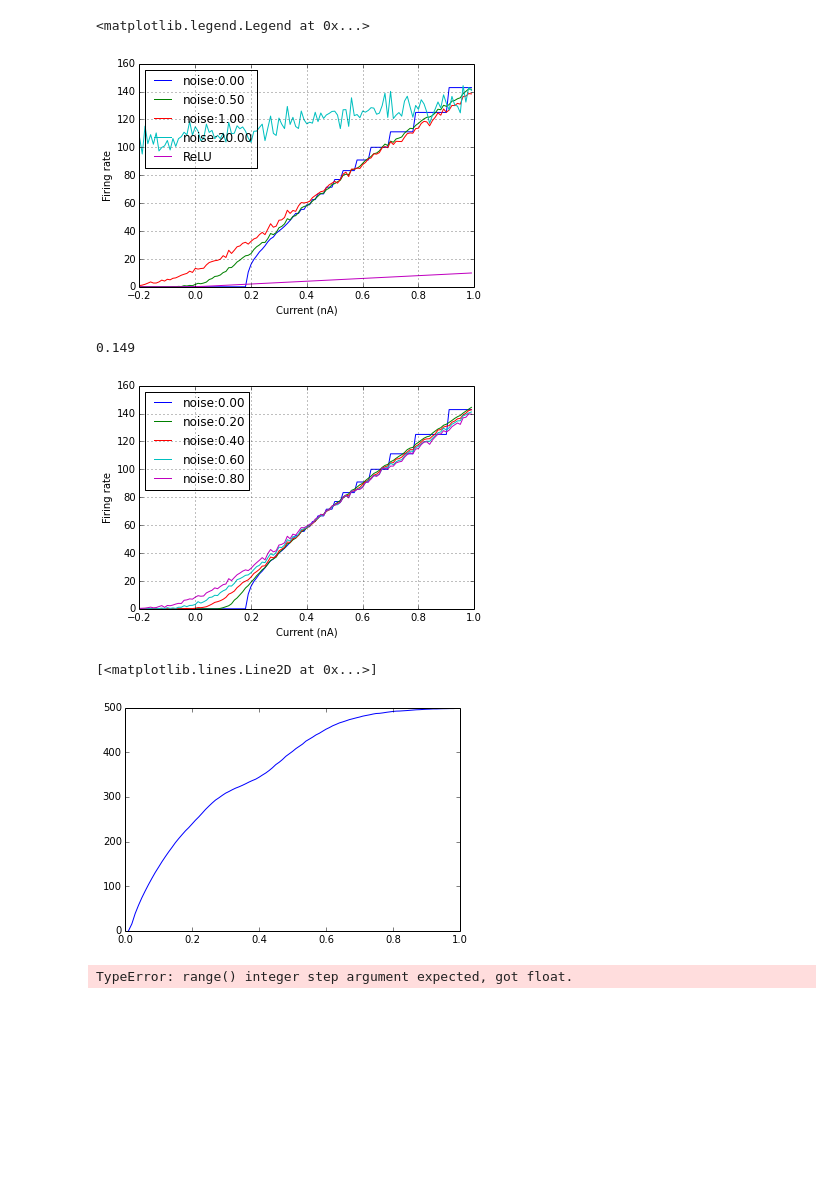
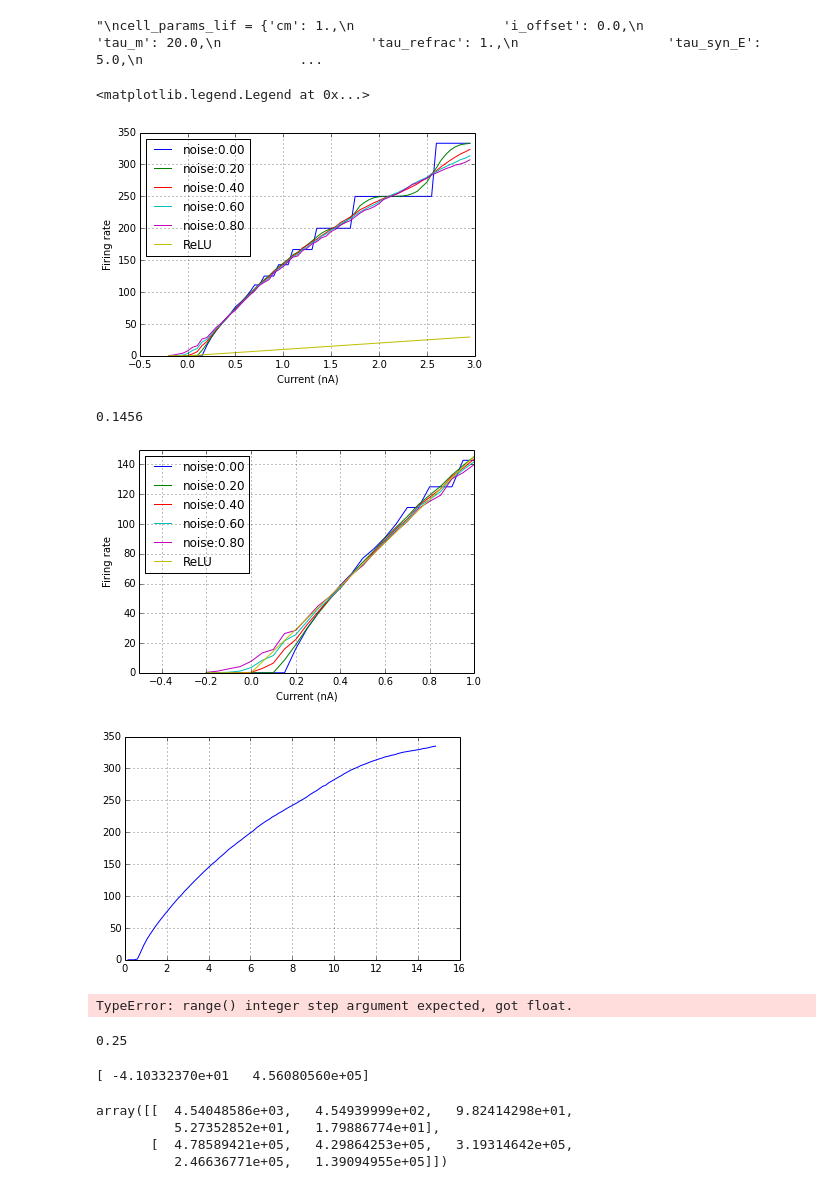
Before and after one commit to liuYing77/sdbn-1, a Jupyter notebook: code/ipython_test/ReLU/noise_test.ipynb, the cells around one changed output. Saved outputs shown, nothing was run; the diff lists cells and outputs as text; code cells hidden in the pictures; blank space fills up the shorter version.

```diff
--- a/code/ipython_test/ReLU/noise_test.ipynb
+++ b/code/ipython_test/ReLU/noise_test.ipynb
@@ -20,6 +20,20 @@ cell_params_lif = {'cm': 0.25,
                    'v_rest': -65.0,
                    'v_thresh': -50.0
                    }
+'''
+cell_params_lif = {'cm': 1.,
+                   'i_offset': 0.0,
+                   'tau_m': 20.0,
+                   'tau_refrac': 1.,
+                   'tau_syn_E': 5.0,
+                   'tau_syn_I': 5.0,
+                   'v_reset': -55.0,
+                   'v_rest': -53.0,
+                   'v_thresh': -50.0
+                   }
+'''
+# %% [output]
+"\ncell_params_lif = {'cm': 1.,\n                   'i_offset': 0.0,\n                   'tau_m': 20.0,\n                   'tau_refrac': 1.,\n                   'tau_syn_E': 5.0,\n                    ...
 # %%
 def noiseI(x, stdnoise, cell_params_lif):
     p.setup(timestep=1.0, min_delay=1.0, max_delay=16.0)
@@ -58,11 +72,11 @@ def softplus(x, xscale=10.):
     #y = y - a * np.log(2)
     return y
 # %%
-step = .01
-x = np.arange(-0.2, 1., step)
+step = .05
+x = np.arange(-0.2, 3., step)
 rate_list=[]
 curr = np.array([0., 0.5, 1, 20])
-for stdnoise in curr: #np.arange(0.,1.,0.2):
+for stdnoise in np.arange(0.,1.,0.2):
     rate = noiseI(x, stdnoise,cell_params_lif)
     rate_list.append(rate)
     plt.plot(x, rate, label='noise:%.2f'%stdnoise,)
@@ -75,23 +89,26 @@ plt.legend(loc='upper left') #, shadow=True
 #plt.savefig('noise.pdf')
 # %% [output]
 <matplotlib.legend.Legend at 0x...>
-[figure, old version]
+[figure, new version]
 # %%
 plt.clf()
-scale = rate_list[2][70]/(softplus(x[70]))
+# scale = rate_list[2][70]/(softplus(x[70]))
 
 for i in range(len(rate_list)):
     plt.plot(x, rate_list[i], label='noise:%.2f'%(i*0.2),)
 #plt.plot(x, scale*softplus(x), label='Softplus')
-y = rate_list[2][70]/0.5 * x
+y = rate_list[2][70/5]/0.5 * x
 y[y<=0]=0
-#plt.plot(x, y, label = 'ReLU')
+plt.plot(x, y, label = 'ReLU')
 plt.grid('on')
 plt.xlabel('Current (nA)')
 plt.ylabel('Firing rate')
 plt.legend(loc='upper left') #, shadow=True
-print rate_list[2][70]/0.5/1000.
+plt.xlim((-0.5, 1))
+plt.ylim((0, 150))
+plt.savefig('3.pdf')
+print rate_list[2][70/5]/0.5/1000.
 # %% [output]
-0.149
+0.1456
-[figure, old version]
+[figure, new version]
 # %%
@@ -143,11 +160,15 @@ p.end()
 # %%
 spike_count = count_spikes(spikes, weights.shape[0])
 # %%
-plt.plot(weights, spike_count[:,0])
+plt.plot(weights*cell_params_lif['tau_syn_E'], spike_count[:,0])
+plt.grid('on')
 # %% [output]
-[<matplotlib.lines.Line2D at 0x...>]
-[figure, old version]
+[figure, new version]
 # %%
 range(0, (10000+0)*1,runtime+0)
 # %% [output]
 TypeError: range() integer step argument expected, got float.
+# %%
+cell_params_lif['cm']
+# %% [output]
+0.25
@@ -153,0 +180,24 @@ TypeError: range() integer step argument expected, got float.
+# %%
+from scipy.optimize import curve_fit
+import scipy
+
+def fn(x, a, b):
+    return a*x[0] + b*x[1]
+
+# y(x0,x1) data:
+#    x0=0 1 2
+# ___________
+# x1=0 |0 1 2
+# x1=1 |1 2 3
+# x1=2 |2 3 4
+popt, pcov = curve_fit(fn, x, p)
+print popt
+# %% [output]
+[ -4.10332370e+01   4.56080560e+05]
+# %%
+p/x
+# %% [output]
+array([[  4.54048586e+03,   4.54939999e+02,   9.82414298e+01,
+          5.27352852e+01,   1.79886774e+01],
+       [  4.78589421e+05,   4.29864253e+05,   3.19314642e+05,
+          2.46636771e+05,   1.39094955e+05]])
```
Also changed, not shown: parts of 3 cells of this notebook, 11 other files.
